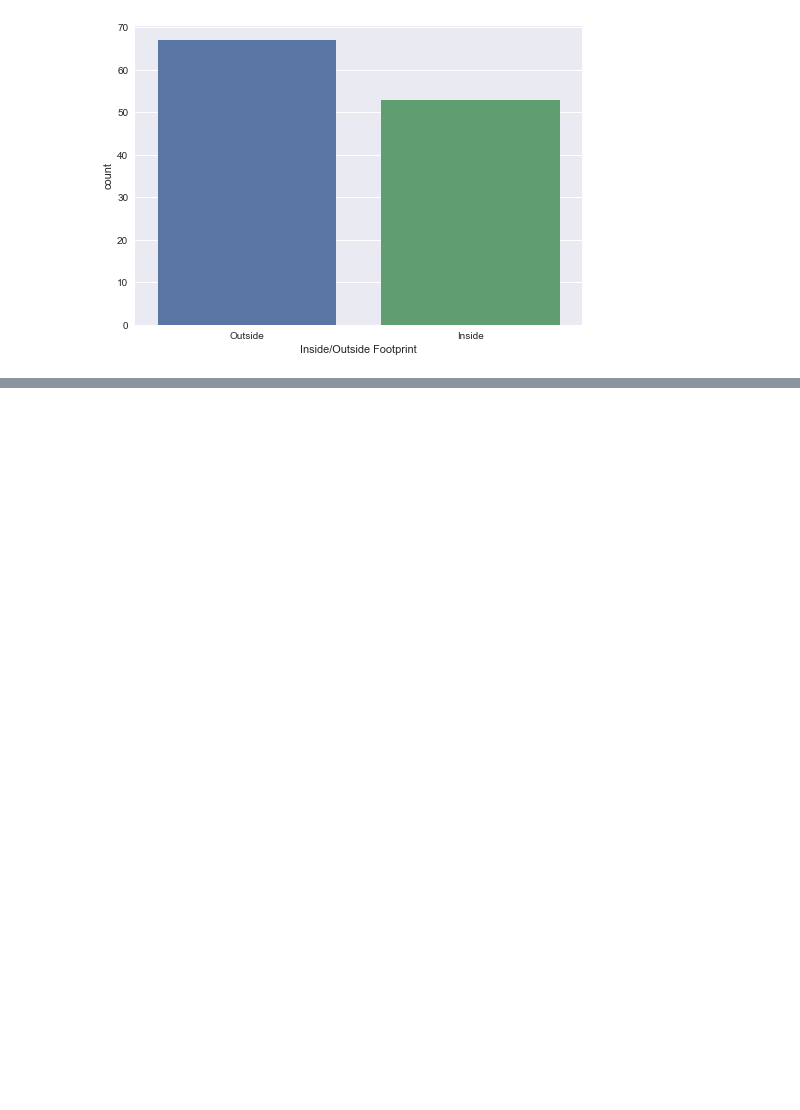
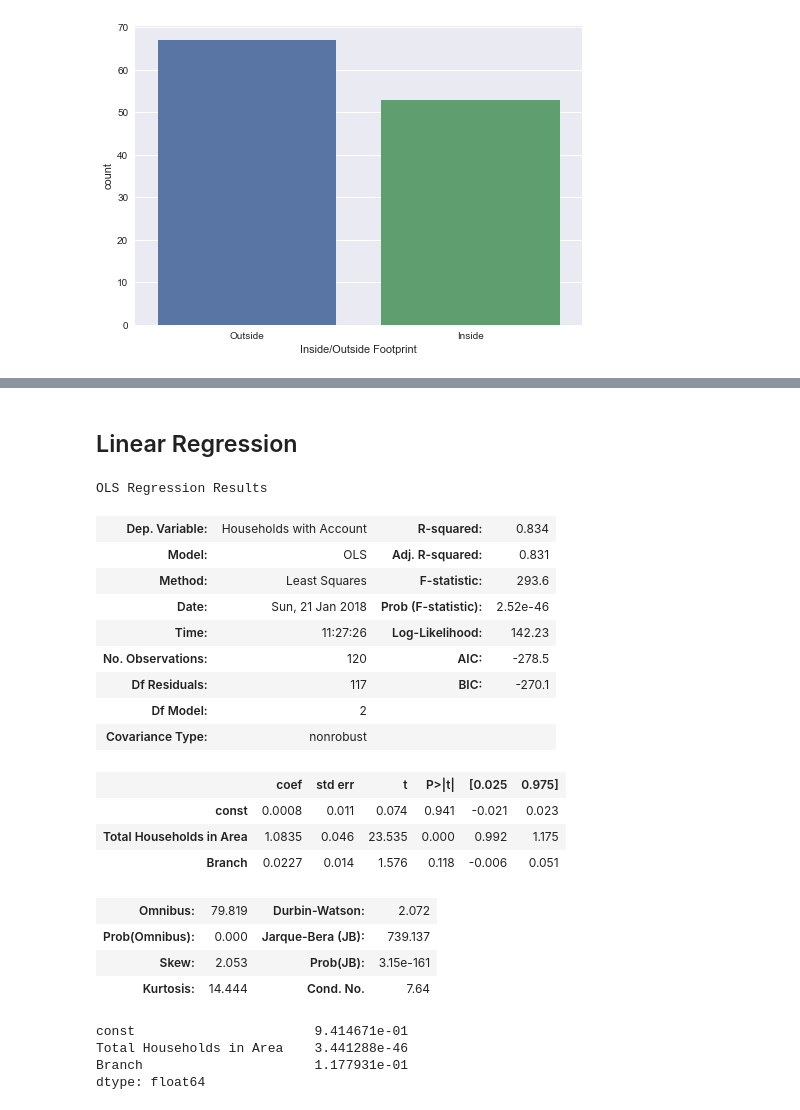
Before and after one commit to ZiaoChen/BC3406, a Jupyter notebook: General/Case 1.ipynb, the cells around one changed output, grey strips where cells are left out. Cells and saved outputs as stored; diff of their text form; code cells hidden in the pictures; blank space fills up the shorter version.

```diff
--- a/General/Case 1.ipynb
+++ b/General/Case 1.ipynb
@@ -38,0 +46,2 @@ plt.show()
+# %%
+data_2 = data.copy()
@@ -38,0 +62,11 @@ plt.show()
+# %%
+data_2 = data_2.drop(["ID"],axis=1)
+data_2.columns = ["Total Households in Area", "Households with Account","Branch"]
+data_2["Branch"] = data_2["Branch"].apply(lambda x: 1 if x == 'Inside' else 0)
+max_total = max(data_2["Total Households in Area"])
+min_total = min(data_2["Total Households in Area"])
+max_acc = max(data_2["Households with Account"])
+min_acc = min(data_2["Households with Account"])
+data_2["Total Households in Area"] = data_2["Total Households in Area"].apply(lambda x: float(x-min_total)/(max_total - min_total))
+data_2["Households with Account"] = data_2["Households with Account"].apply(lambda x: float(x-min_acc)/(max_acc - min_acc))
+data_2.head()
@@ -38,0 +109,33 @@ plt.show()
+# %% [markdown]
+## Linear Regression
+# %%
+X = sm.add_constant(data_2[["Total Households in Area", "Branch"]])
+Y = data_2["Households with Account"]
+result = sm.OLS(Y, X).fit()
+result.summary()
+# %% [output]
+OLS Regression Results
+| Dep. Variable: | Households with Account | R-squared: | 0.834 |
+| Model: | OLS | Adj. R-squared: | 0.831 |
+| Method: | Least Squares | F-statistic: | 293.6 |
+| Date: | Sun, 21 Jan 2018 | Prob (F-statistic): | 2.52e-46 |
+| Time: | 11:27:26 | Log-Likelihood: | 142.23 |
+| No. Observations: | 120 | AIC: | -278.5 |
+| Df Residuals: | 117 | BIC: | -270.1 |
+| Df Model: | 2 |  |  |
+| Covariance Type: | nonrobust |  |  |
+|  | coef | std err | t | P>|t| | [0.025 | 0.975] |
+| const | 0.0008 | 0.011 | 0.074 | 0.941 | -0.021 | 0.023 |
+| Total Households in Area | 1.0835 | 0.046 | 23.535 | 0.000 | 0.992 | 1.175 |
+| Branch | 0.0227 | 0.014 | 1.576 | 0.118 | -0.006 | 0.051 |
+| Omnibus: | 79.819 | Durbin-Watson: | 2.072 |
+| Prob(Omnibus): | 0.000 | Jarque-Bera (JB): | 739.137 |
+| Skew: | 2.053 | Prob(JB): | 3.15e-161 |
+| Kurtosis: | 14.444 | Cond. No. | 7.64 |
+# %%
+print result.pvalues
+# %% [output]
+const                       9.414671e-01
+Total Households in Area    3.441288e-46
+Branch                      1.177931e-01
+dtype: float64
```
Also changed, not shown: parts of 14 cells of this notebook, 3 other files.
